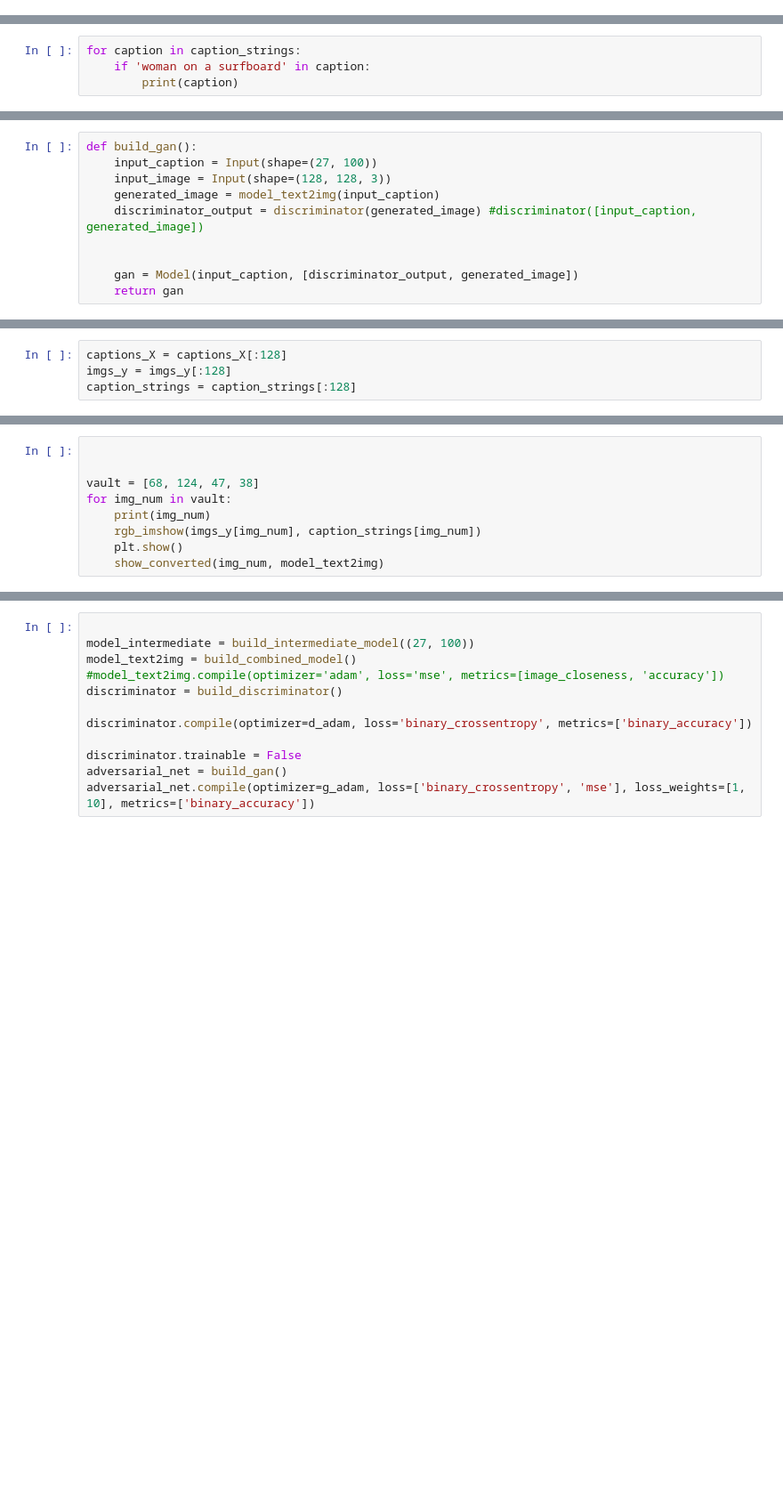
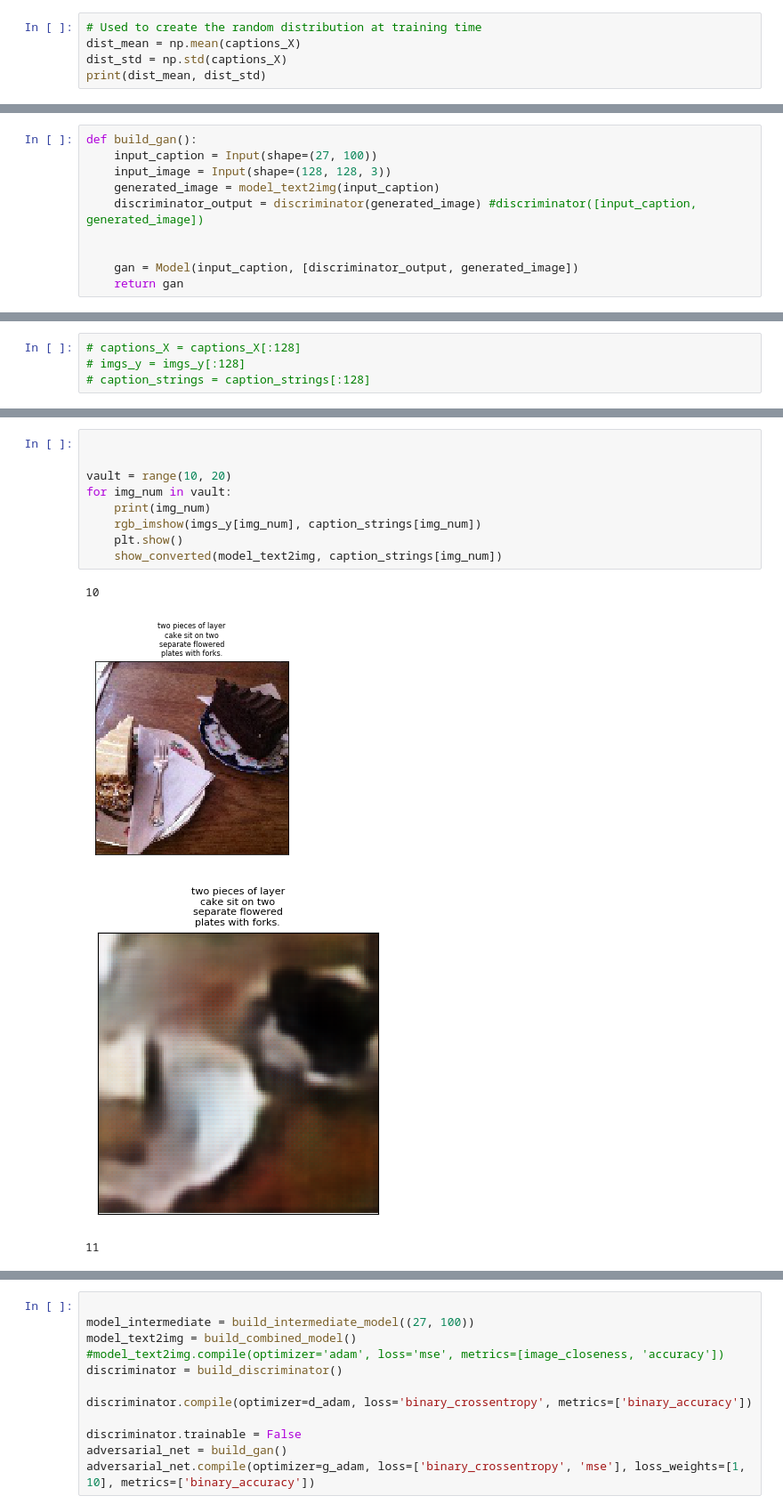
Before and after one commit to joasepul/caption-to-image-synthesis, a Jupyter notebook: text-to-image.ipynb, the cells around one changed output, grey strips where cells are left out. Shown at 89% size. Drawn from its saved outputs; the diff is of its cells as text; blank space fills up the shorter version.

```diff
--- a/text-to-image.ipynb
+++ b/text-to-image.ipynb
@@ -64,3 +70,8 @@ for row in annot_list:
 for i in range(len(captions_X)):
     captions_X[i].resize((max_sequence_length, 100))
 captions_X = np.array(captions_X)
+# %%
+# Used to create the random distribution at training time
+dist_mean = np.mean(captions_X)
+dist_std = np.std(captions_X)
+print(dist_mean, dist_std)
@@ -164,7 +254,3 @@ model_text2img.summary()
 # %%
 # for generating figures
 model_text2img_t = load_model('./text2img-models-v4/text2img-2k-epochs.h5')
-# %%
-for caption in caption_strings:
-    if 'woman on a surfboard' in caption:
-        print(caption)
@@ -334,9 +427,9 @@ adversarial_net = build_gan()
 g_adam = keras.optimizers.adam(lr=0.0001, beta_1=0.0, beta_2=0.999)
 adversarial_net.compile(optimizer=g_adam, loss=['binary_crossentropy', 'mse'], loss_weights=[1, 10], metrics=['binary_accuracy'])
 # %%
-captions_X = captions_X[:128]
-imgs_y = imgs_y[:128]
-caption_strings = caption_strings[:128]
+# captions_X = captions_X[:128]
+# imgs_y = imgs_y[:128]
+# caption_strings = caption_strings[:128]
 # %%
 from keras.utils.generic_utils import Progbar
 from time import time
@@ -438,9 +554,14 @@ plt.show()
 # %%
 
 
-vault = [68, 124, 47, 38]
+vault = range(10, 20)
 for img_num in vault:
     print(img_num)
     rgb_imshow(imgs_y[img_num], caption_strings[img_num])
     plt.show()
-    show_converted(img_num, model_text2img)
+    show_converted(model_text2img, caption_strings[img_num])
+# %% [output]
+10
+[figure, added]
+[figure, added]
+11
```
Also changed, not shown: parts of 21 cells of this notebook, 1 other file.
